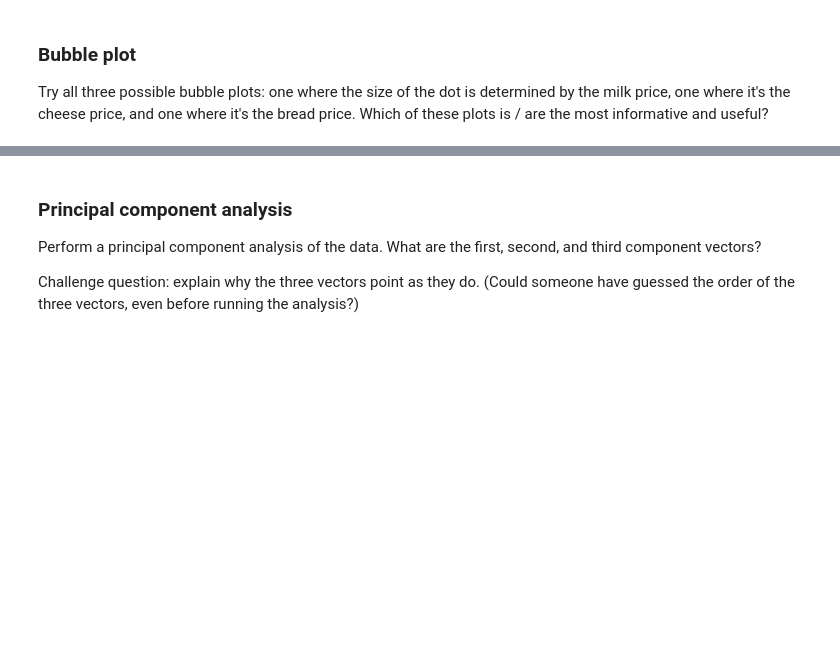
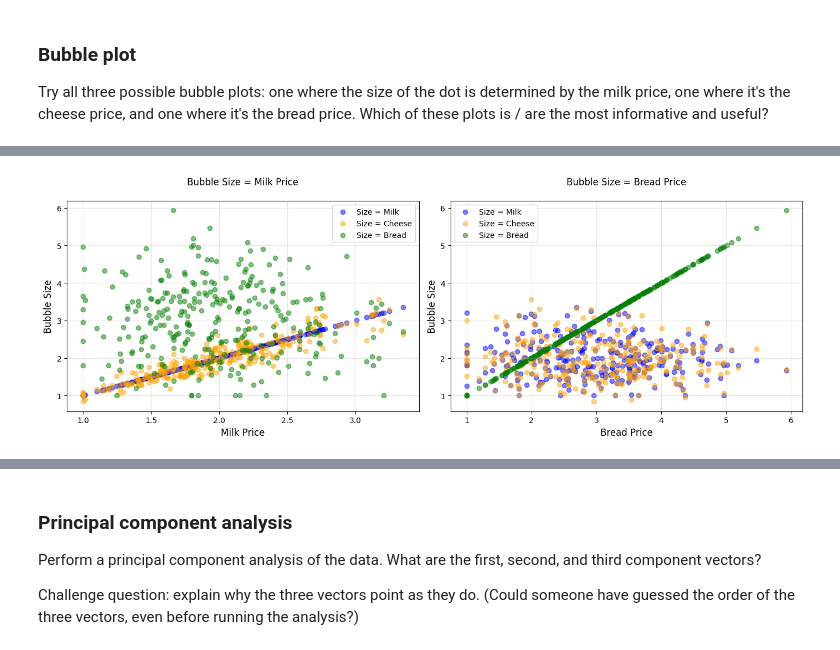
Before and after one commit to Quantum-Cosmic/ModuleB_Sem2_DNguyen_Milestone4, a Jupyter notebook: OMDS-ModB2-Week8-Nguyen-Dustin.ipynb, the cells around one changed output, grey strips where cells are left out. Cells and saved outputs as stored; diff of their text form; code cells hidden in the pictures; blank space fills up the shorter version.

```diff
--- a/OMDS-ModB2-Week8-Nguyen-Dustin.ipynb
+++ b/OMDS-ModB2-Week8-Nguyen-Dustin.ipynb
@@ -232,0 +316,28 @@ Try all three possible bubble plots: one where the size of the dot is determined
+# %%
+# Create a diagnostic plot to see the pattern
+fig, axes = plt.subplots(1, 2, figsize=(14, 5))
+
+# Plot: Bubble size vs X-position
+axes[0].scatter(df_sample['milk'], df_sample['milk'], alpha=0.5, label='Size = Milk', color='blue')
+axes[0].scatter(df_sample['milk'], df_sample['cheese'], alpha=0.5, label='Size = Cheese', color='orange')
+axes[0].scatter(df_sample['milk'], df_sample['bread'], alpha=0.5, label='Size = Bread', color='green')
+axes[0].set_xlabel('Milk Price', fontsize=12)
+axes[0].set_ylabel('Bubble Size', fontsize=12)
+axes[0].set_title('Bubble Size = Milk Price\n', fontsize=12)
+axes[0].legend()
+axes[0].grid(True, alpha=0.3)
+
+# Plot: Bubble size vs Y-position
+axes[1].scatter(df_sample['bread'], df_sample['milk'], alpha=0.5, label='Size = Milk', color='blue')
+axes[1].scatter(df_sample['bread'], df_sample['cheese'], alpha=0.5, label='Size = Cheese', color='orange')
+axes[1].scatter(df_sample['bread'], df_sample['bread'], alpha=0.5, label='Size = Bread', color='green')
+axes[1].set_xlabel('Bread Price', fontsize=12)
+axes[1].set_ylabel('Bubble Size', fontsize=12)
+axes[1].set_title('Bubble Size = Bread Price\n', fontsize=12)
+axes[1].legend()
+axes[1].grid(True, alpha=0.3)
+
+plt.tight_layout()
+plt.show()
+# %% [output]
+[figure, added]
```
Also changed, not shown: parts of 11 cells of this notebook, 9 other files.
